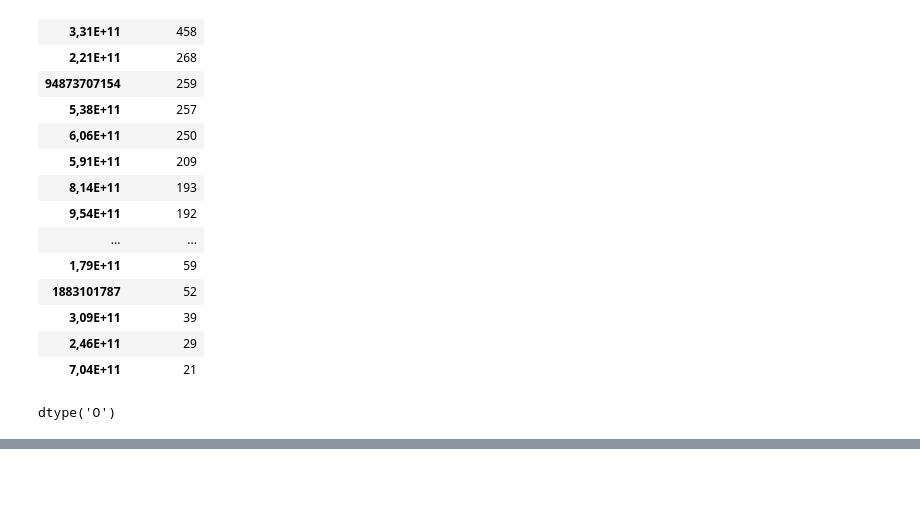
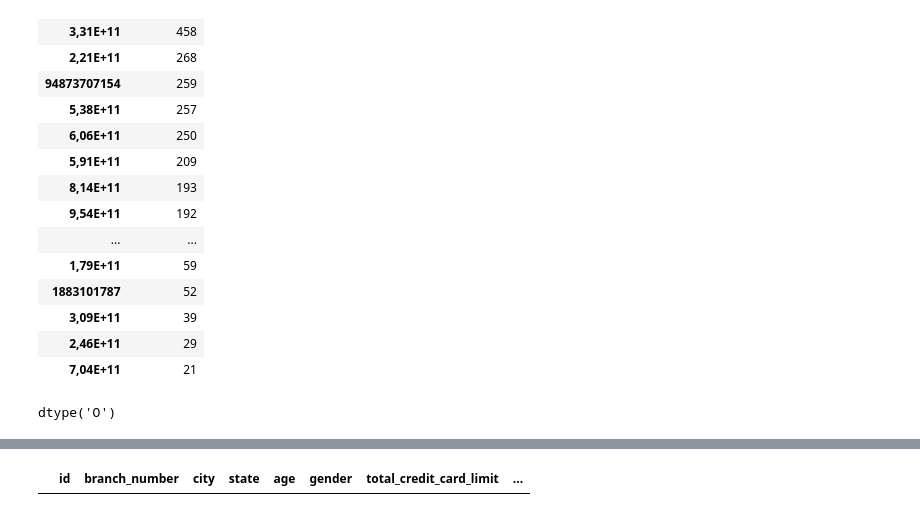
Before and after one commit to napolioni/pandas-projetos, a Jupyter notebook: AnaliseCartaoDeCredito/cartao_de_credito.ipynb, the cells around one changed output, grey strips where cells are left out. Saved outputs shown, nothing was run; the diff lists cells and outputs as text; code cells hidden in the pictures; blank space fills up the shorter version.

```diff
--- a/AnaliseCartaoDeCredito/cartao_de_credito.ipynb
+++ b/AnaliseCartaoDeCredito/cartao_de_credito.ipynb
@@ -243,0 +522,4 @@ data['good_fryday'].replace(data[data.date == '2019-0419'])
+# %%
+pre_covid.head()
+# %% [output]
+|  | id | branch_number | city | state | age | gender | total_credit_card_limit | ... |
```
Also changed, not shown: parts of 24 cells of this notebook.
